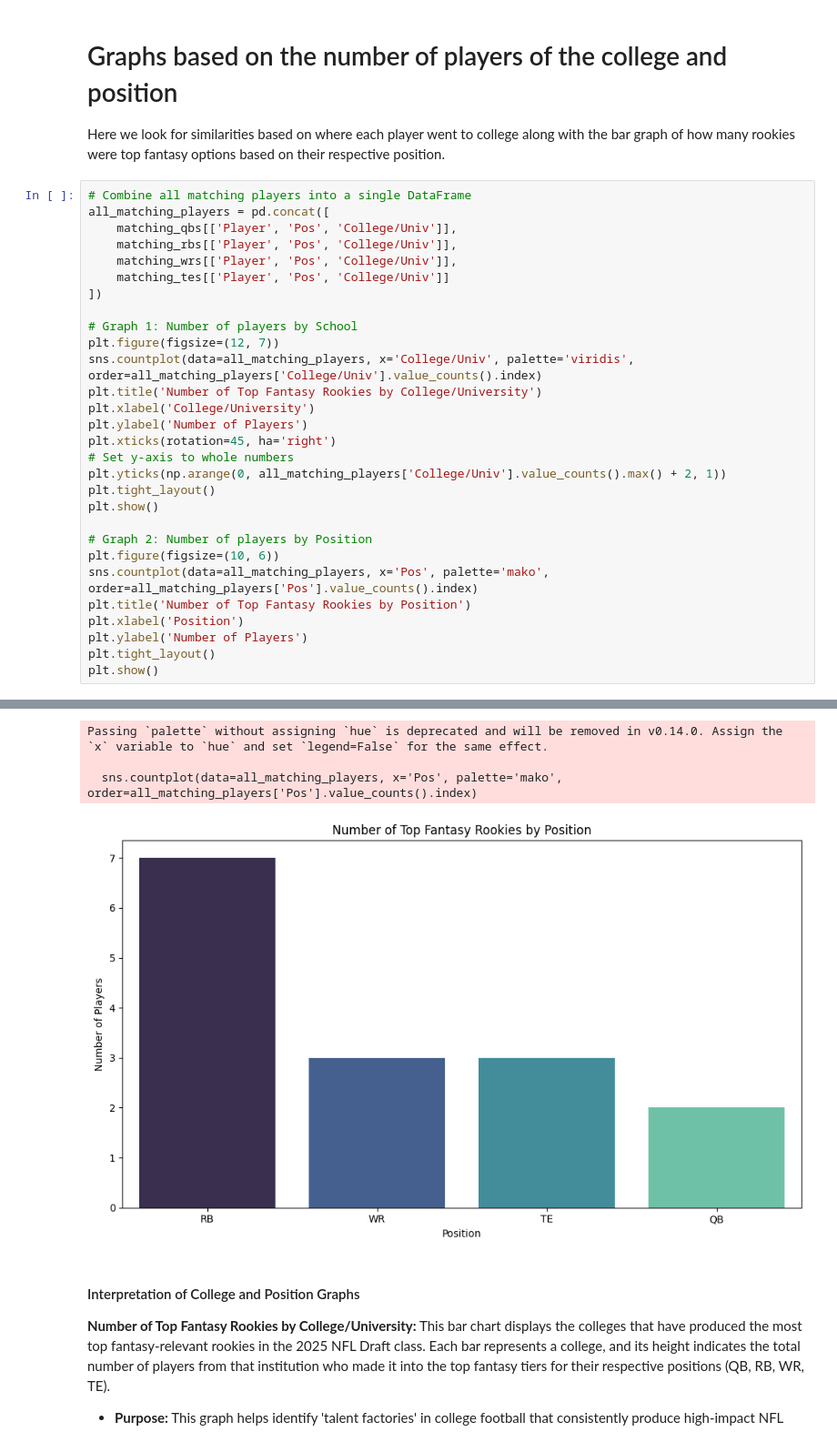
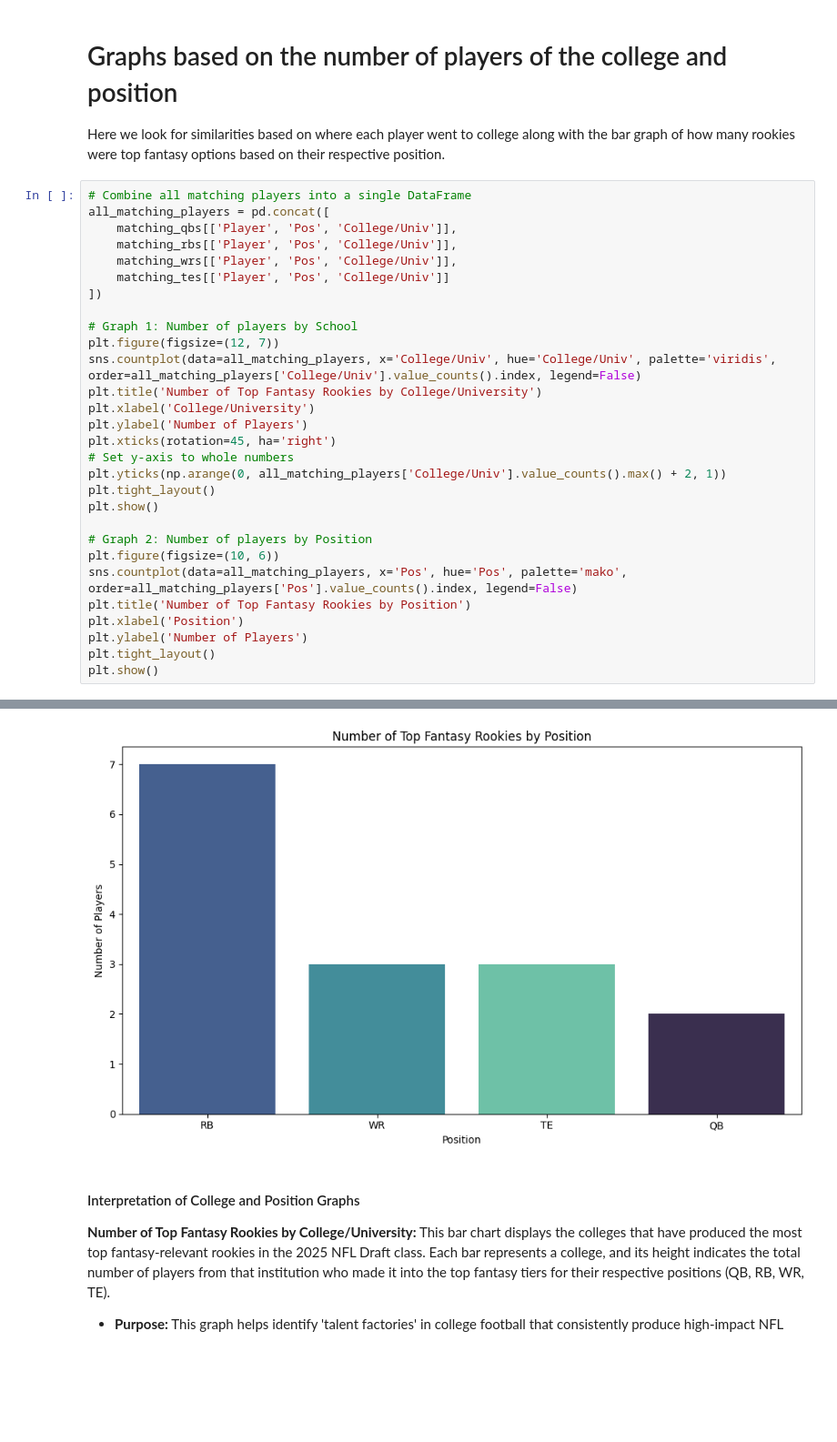
Before and after one commit to real-ADITYA/Bitcamp2026-NFL-Analysis, a Jupyter notebook: NFL Rookies and Potential Analysis/NFLdraft.ipynb, the cells around one changed output, grey strips where cells are left out. Shown at 91% size. Saved outputs shown, nothing was run; the diff lists cells and outputs as text; blank space fills up the shorter version.

```diff
--- a/NFL Rookies and Potential Analysis/NFLdraft.ipynb
+++ b/NFL Rookies and Potential Analysis/NFLdraft.ipynb
@@ -213,7 +210,7 @@ all_matching_players = pd.concat([
 
 # Graph 1: Number of players by School
 plt.figure(figsize=(12, 7))
-sns.countplot(data=all_matching_players, x='College/Univ', palette='viridis', order=all_matching_players['College/Univ'].value_counts().index)
+sns.countplot(data=all_matching_players, x='College/Univ', hue='College/Univ', palette='viridis', order=all_matching_players['College/Univ'].value_counts().index, legend=False)
 plt.title('Number of Top Fantasy Rookies by College/University')
 plt.xlabel('College/University')
 plt.ylabel('Number of Players')
@@ -225,7 +222,7 @@ plt.show()
 
 # Graph 2: Number of players by Position
 plt.figure(figsize=(10, 6))
-sns.countplot(data=all_matching_players, x='Pos', palette='mako', order=all_matching_players['Pos'].value_counts().index)
+sns.countplot(data=all_matching_players, x='Pos', hue='Pos', palette='mako', order=all_matching_players['Pos'].value_counts().index, legend=False)
 plt.title('Number of Top Fantasy Rookies by Position')
 plt.xlabel('Position')
 plt.ylabel('Number of Players')
@@ -239,7 +233,4 @@ Passing `palette` without assigning `hue` is deprecated and will be removed in v
-Passing `palette` without assigning `hue` is deprecated and will be removed in v0.14.0. Assign the `x` variable to `hue` and set `legend=False` for the same effect.
-
-  sns.countplot(data=all_matching_players, x='Pos', palette='mako', order=all_matching_players['Pos'].value_counts().index)
-[figure, old version]
+[figure, new version]
 # %% [markdown]
 #### Interpretation of College and Position Graphs
 
```
Also changed, not shown: parts of 2 cells of this notebook.
